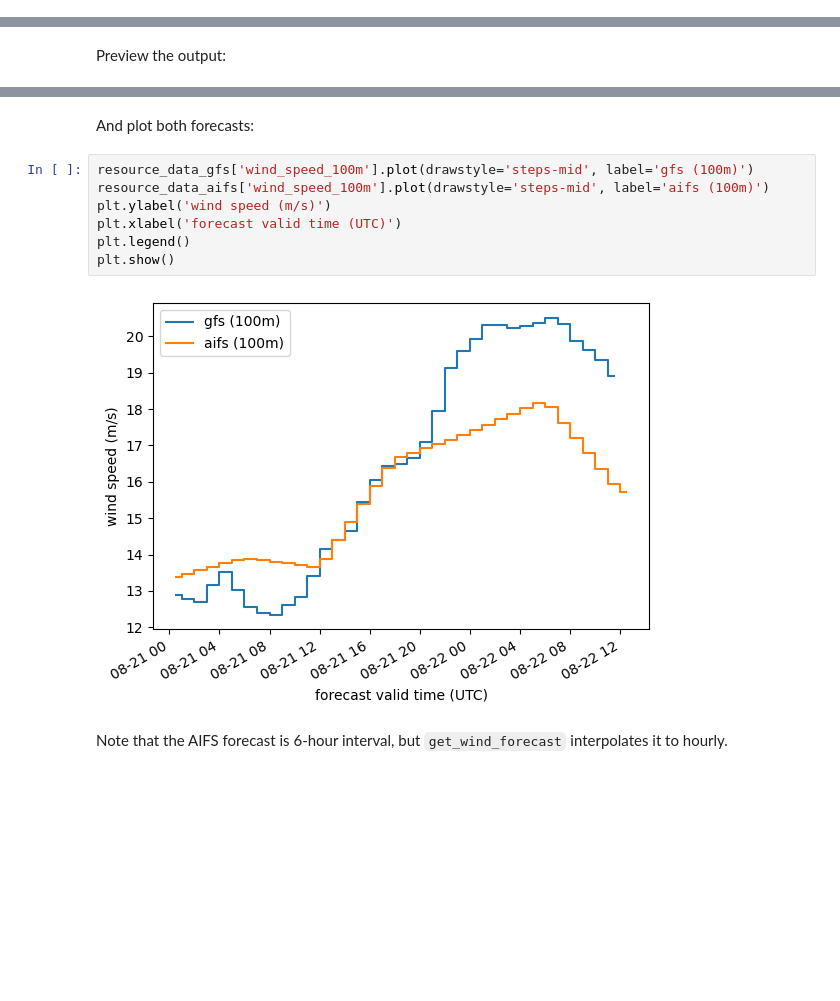
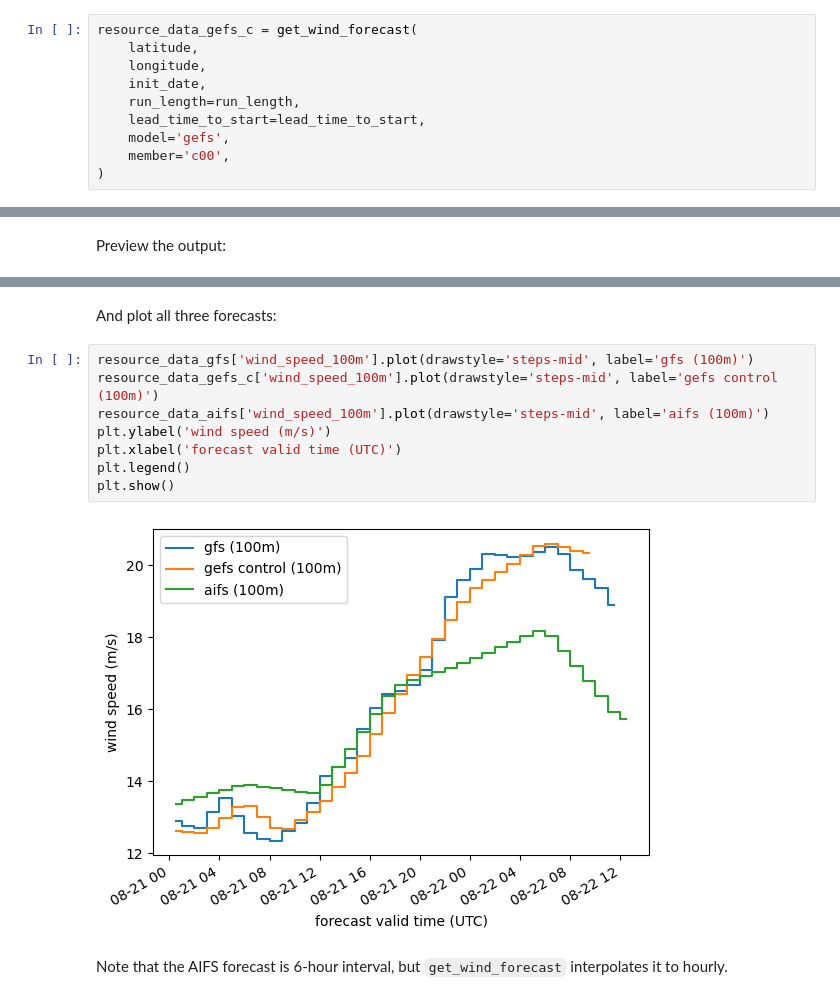
Before and after one commit to williamhobbs/energy-forecasting-tools, a Jupyter notebook: wind_example.ipynb, the cells around one changed output, grey strips where cells are left out. Cells and saved outputs as stored; diff of their text form; blank space fills up the shorter version.

```diff
--- a/wind_example.ipynb
+++ b/wind_example.ipynb
@@ -69,0 +73,10 @@ plt.show()
+# %%
+resource_data_gefs_c = get_wind_forecast(
+    latitude,
+    longitude,
+    init_date,
+    run_length=run_length,
+    lead_time_to_start=lead_time_to_start,
+    model='gefs',
+    member='c00',
+)
@@ -107,16 +157,17 @@ resource_data_aifs.head()
 | 2025-08-21 03:30:00 | 0 | 11.574494 | 13.666234 | 73.796539 | 74.961220 | 18.167311 | ... |
 | 2025-08-21 04:30:00 | 0 | 11.700425 | 13.763825 | 73.565826 | 74.642799 | 18.077650 | ... |
 # %% [markdown]
-And plot both forecasts:
+And plot all three forecasts:
 # %%
 resource_data_gfs['wind_speed_100m'].plot(drawstyle='steps-mid', label='gfs (100m)')
+resource_data_gefs_c['wind_speed_100m'].plot(drawstyle='steps-mid', label='gefs control (100m)')
 resource_data_aifs['wind_speed_100m'].plot(drawstyle='steps-mid', label='aifs (100m)')
 plt.ylabel('wind speed (m/s)')
 plt.xlabel('forecast valid time (UTC)')
 plt.legend()
 plt.show()
 # %% [output]
-[figure, old version]
+[figure, new version]
 # %% [markdown]
 Note that the AIFS forecast is 6-hour interval, but `get_wind_forecast` interpolates it to hourly.
 # %% [markdown]
```
Also changed, not shown: parts of 5 cells of this notebook, 4 other files.
